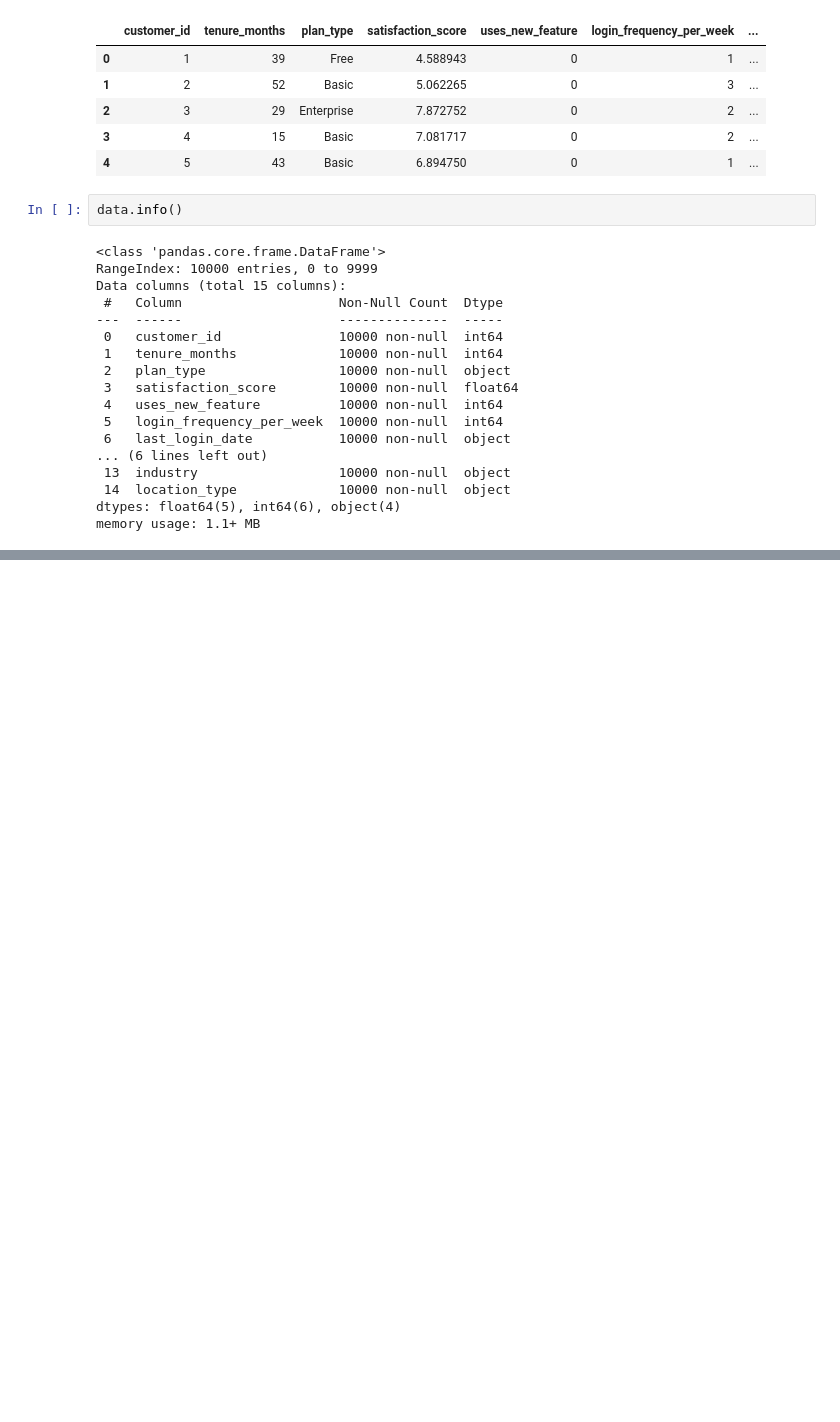
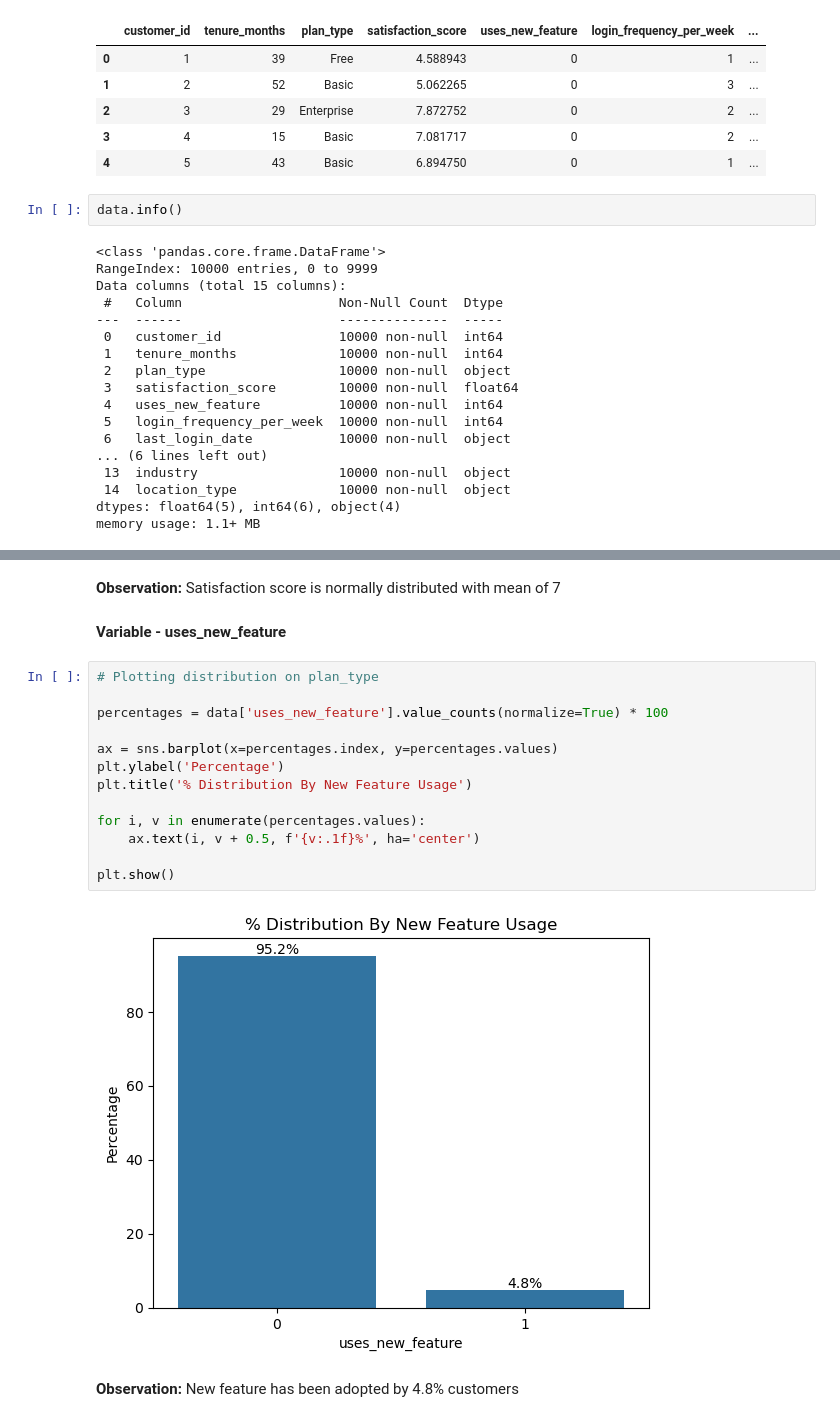
Before and after one commit to shruti0209/LearnML_Capstone, a Jupyter notebook: Lookalike_Analysis.ipynb, the cells around one changed output, grey strips where cells are left out. Cells and saved outputs as stored; diff of their text form; blank space fills up the shorter version.

```diff
--- a/Lookalike_Analysis.ipynb
+++ b/Lookalike_Analysis.ipynb
@@ -34,0 +139,21 @@ memory usage: 1.1+ MB
+# %% [markdown]
+**Observation:** Satisfaction score is normally distributed with mean of 7
+# %% [markdown]
+**Variable - uses_new_feature**
+# %%
+# Plotting distribution on plan_type
+
+percentages = data['uses_new_feature'].value_counts(normalize=True) * 100
+
+ax = sns.barplot(x=percentages.index, y=percentages.values)
+plt.ylabel('Percentage')
+plt.title('% Distribution By New Feature Usage')
+
+for i, v in enumerate(percentages.values):
+    ax.text(i, v + 0.5, f'{v:.1f}%', ha='center')
+
+plt.show()
+# %% [output]
+[figure, added]
+# %% [markdown]
+**Observation:** New feature has been adopted by 4.8% customers
```
Also changed, not shown: parts of 19 cells of this notebook, 3 other files.
